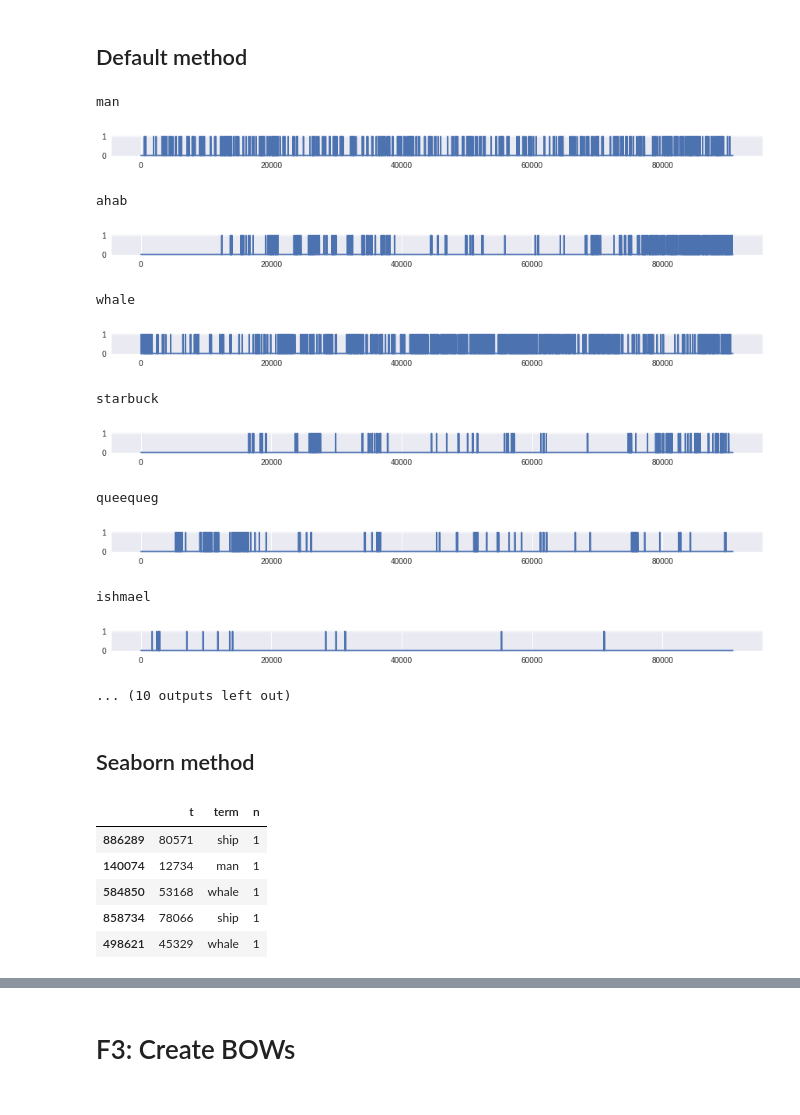
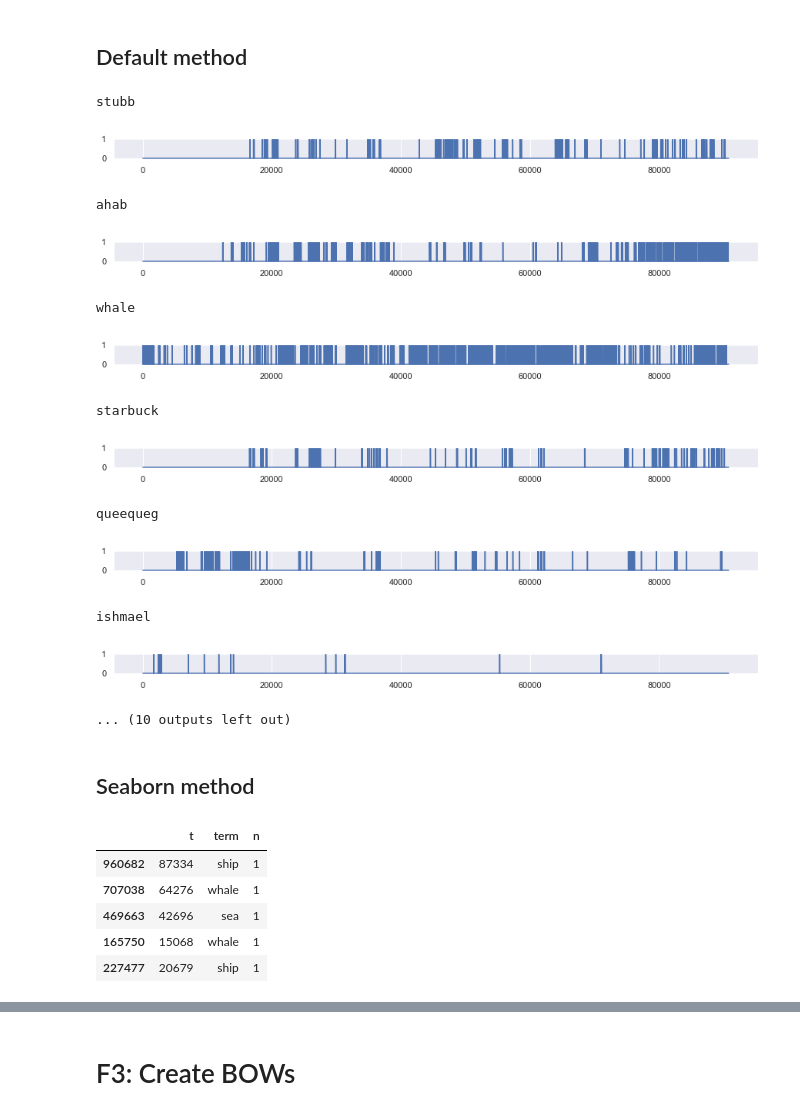
Before and after one commit to ontoligent-design/DS5559, a Jupyter notebook: first_foray.ipynb, the cells around one changed output, grey strips where cells are left out. Saved outputs shown, nothing was run; the diff lists cells and outputs as text; code cells hidden in the pictures.

```diff
--- a/first_foray.ipynb
+++ b/first_foray.ipynb
@@ -351,22 +354,22 @@ def get_term_dplot(term, figsize=(15,.5)):
   kahuna.loc[term].plot(figsize=figsize)
   plt.show()
 # %%
-terms = ['man', 'ahab','whale', 'starbuck', 'queequeg', 'ishmael', 'white', 'sea', 'ship', 'church', 'death']
+terms = ['stubb', 'ahab','whale', 'starbuck', 'queequeg', 'ishmael', 'white', 'sea', 'ship', 'church', 'death']
 for term in terms:
   get_term_dplot(term)
 # %% [output]
-man
+stubb
-[figure, old version]
+[figure, new version]
 ahab
-[figure, old version]
+[figure, new version]
 whale
-[figure, old version]
+[figure, new version]
 starbuck
-[figure, old version]
+[figure, new version]
 queequeg
-[figure, old version]
+[figure, new version]
 ishmael
-[figure, old version]
+[figure, new version]
 ... (10 outputs left out)
 # %% [markdown]
 ## Seaborn method
@@ -380,9 +383,9 @@ viz_df = kahuna.loc[terms].T\
 viz_df[viz_df.n > 0].sample(5)
 # %% [output]
 |  | t | term | n |
-| 886289 | 80571 | ship | 1 |
-| 140074 | 12734 | man | 1 |
-| 584850 | 53168 | whale | 1 |
-| 858734 | 78066 | ship | 1 |
-| 498621 | 45329 | whale | 1 |
+| 960682 | 87334 | ship | 1 |
+| 707038 | 64276 | whale | 1 |
+| 469663 | 42696 | sea | 1 |
+| 165750 | 15068 | whale | 1 |
+| 227477 | 20679 | ship | 1 |
 # %%
```
Also changed, not shown: parts of 29 cells of this notebook, 12 other files.
